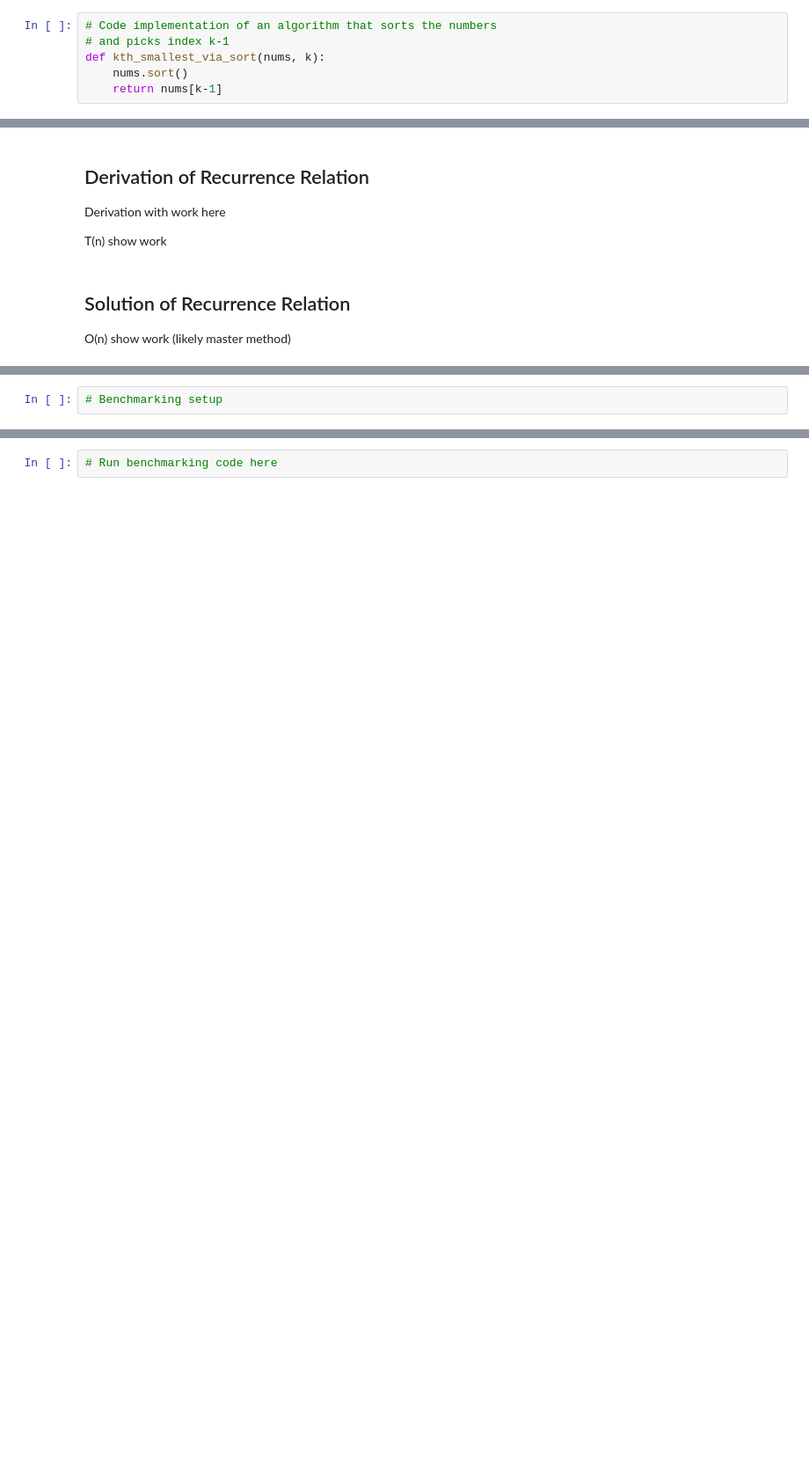
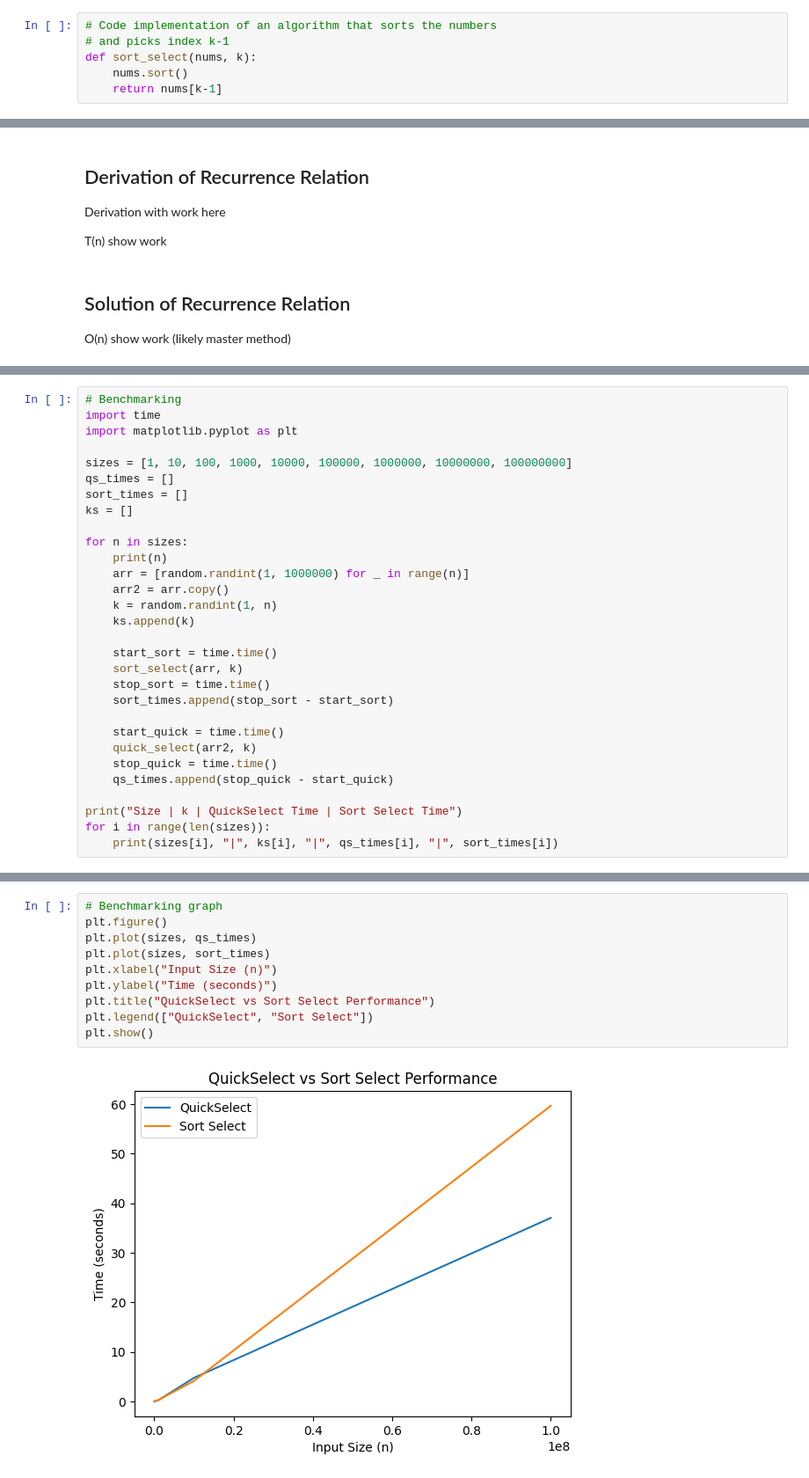
Before and after one commit to jackdorner/algorithm-project2, a Jupyter notebook: m2.ipynb, the cells around one changed output, grey strips where cells are left out. Shown at 88% size. Saved outputs shown, nothing was run; the diff lists cells and outputs as text; blank space fills up the shorter version.

```diff
--- a/m2.ipynb
+++ b/m2.ipynb
@@ -26,7 +64,7 @@ Pseudocode here
 # %%
 # Code implementation of an algorithm that sorts the numbers
 # and picks index k-1
-def kth_smallest_via_sort(nums, k):
+def sort_select(nums, k):
     nums.sort()
     return nums[k-1]
 # %% [markdown]
@@ -71,2 +121,30 @@ O(n) show work (likely master method)
 # %%
-# Benchmarking setup
+# Benchmarking
+import time
+import matplotlib.pyplot as plt
+
+sizes = [1, 10, 100, 1000, 10000, 100000, 1000000, 10000000, 100000000]
+qs_times = []
+sort_times = []
+ks = []
+
+for n in sizes:
+    print(n)
+    arr = [random.randint(1, 1000000) for _ in range(n)]
+    arr2 = arr.copy()
+    k = random.randint(1, n)
+    ks.append(k)
+
+    start_sort = time.time()
+    sort_select(arr, k)
+    stop_sort = time.time()
+    sort_times.append(stop_sort - start_sort)
+
+    start_quick = time.time()
+    quick_select(arr2, k)
+    stop_quick = time.time()
+    qs_times.append(stop_quick - start_quick)
+
+print("Size | k | QuickSelect Time | Sort Select Time")
+for i in range(len(sizes)):
+    print(sizes[i], "|", ks[i], "|", qs_times[i], "|", sort_times[i])
@@ -73,2 +171,12 @@ O(n) show work (likely master method)
 # %%
-# Run benchmarking code here
+# Benchmarking graph
+plt.figure()
+plt.plot(sizes, qs_times)
+plt.plot(sizes, sort_times)
+plt.xlabel("Input Size (n)")
+plt.ylabel("Time (seconds)")
+plt.title("QuickSelect vs Sort Select Performance")
+plt.legend(["QuickSelect", "Sort Select"])
+plt.show()
+# %% [output]
+[figure, added]
```
Also changed, not shown: parts of 7 cells of this notebook.
